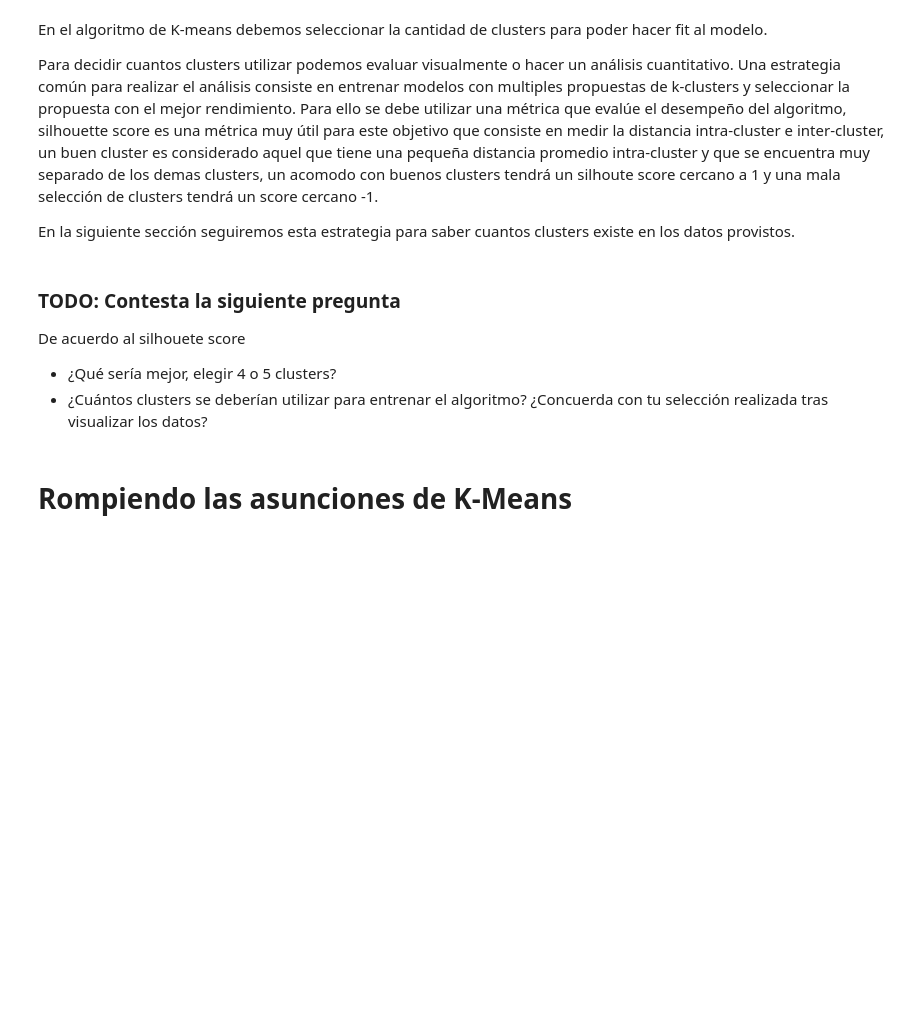
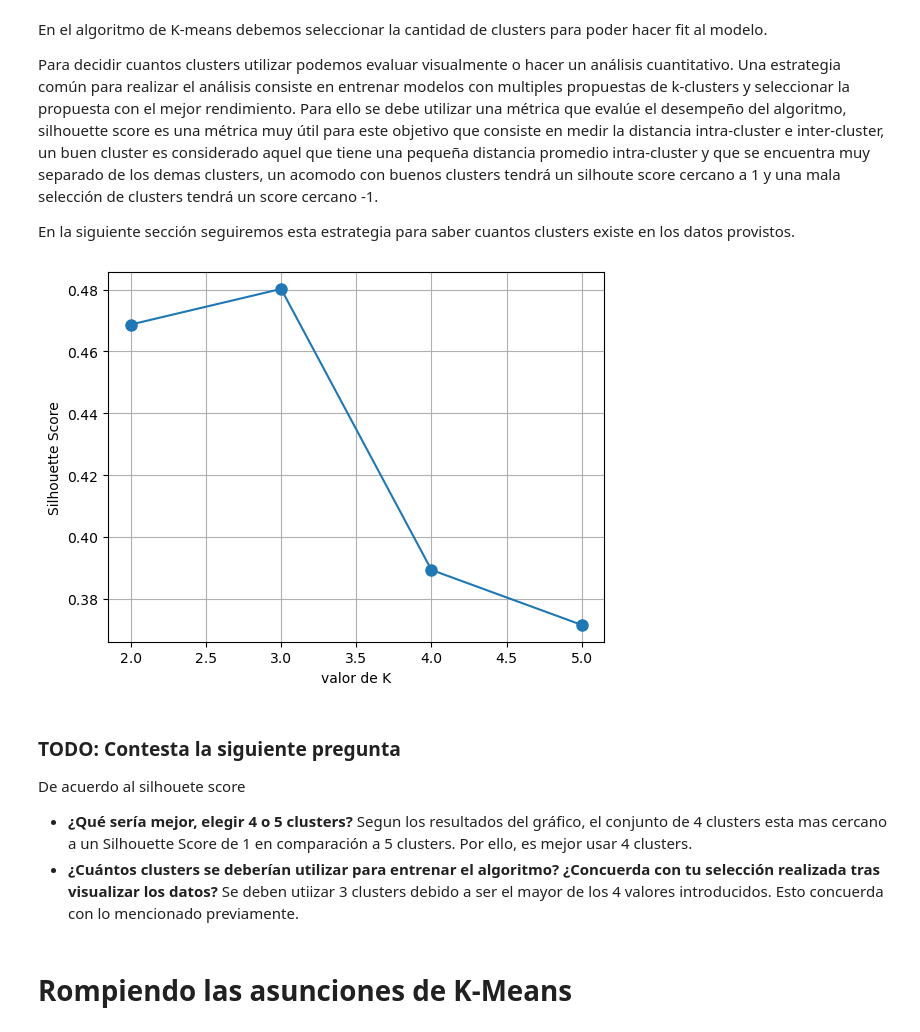
Before and after one commit to jorgeibarra17/SI23_TRIPLEA, a Jupyter notebook: ejercicio_4-kmeans-dbscan/ejercicio_4.ipynb, the cells around one changed output. Saved outputs shown, nothing was run; the diff lists cells and outputs as text; code cells hidden in the pictures; blank space fills up the shorter version.

```diff
--- a/ejercicio_4-kmeans-dbscan/ejercicio_4.ipynb
+++ b/ejercicio_4-kmeans-dbscan/ejercicio_4.ipynb
@@ -66,27 +66,31 @@ En la siguiente sección seguiremos esta estrategia para saber cuantos clusters
 # %%
 from sklearn.metrics import silhouette_score
 
 Ks = range(2,6)
 scores = []
 for k in Ks:
     kmeans = KMeans(n_clusters=k, random_state=0).fit(X)
     # TODO: Obten el silhouete score de nuestro modelo
     # ====== Start of solution =====
-    score = ...
+    score = silhouette_score(X, kmeans.fit_predict(X))
     # ====== End of solution =====
     scores.append(score)
 
 plt.plot(Ks,scores,'-o', markersize=8)
 plt.xlabel("valor de K")
 plt.ylabel("Silhouette Score")
 plt.grid()
 plt.show()
+# %% [output]
+[figure, added]
 # %% [markdown]
 ### TODO: Contesta la siguiente pregunta
 
 De acuerdo al silhouete score
-- ¿Qué sería mejor, elegir 4 o 5 clusters?
-- ¿Cuántos clusters se deberían utilizar para entrenar el algoritmo? ¿Concuerda con tu selección realizada tras visualizar los datos?
+- **¿Qué sería mejor, elegir 4 o 5 clusters?**
+Segun los resultados del gráfico, el conjunto de 4 clusters esta mas cercano a un Silhouette Score de 1 en comparación a 5 clusters. Por ello, es mejor usar 4 clusters.
+- **¿Cuántos clusters se deberían utilizar para entrenar el algoritmo? ¿Concuerda con tu selección realizada tras visualizar los datos?**
+Se deben utiizar 3 clusters debido a ser el mayor de los 4 valores introducidos. Esto concuerda con lo mencionado previamente.
 # %% [markdown]
 # Rompiendo las asunciones de K-Means
 # %% [markdown]
```
Also changed, not shown: parts of 3 cells of this notebook.
